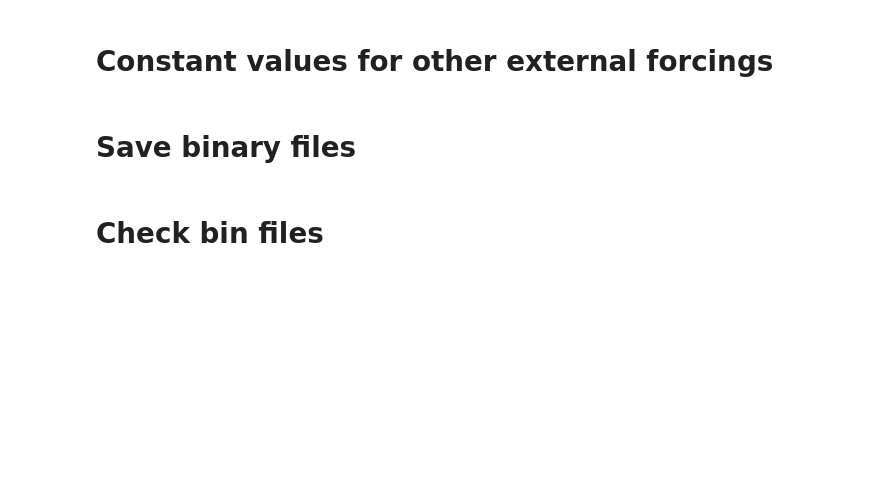
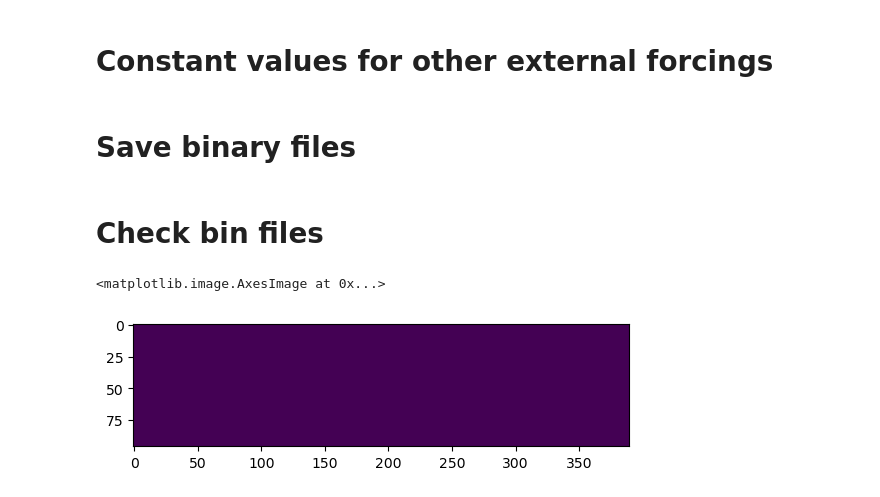
Before and after one commit to leroquan/preprocessing-mitgcm, a Jupyter notebook: surface_forcings/create_dummy_surface_forcing.ipynb, the cells around one changed output. Cells and saved outputs as stored; diff of their text form; code cells hidden in the pictures; blank space fills up the shorter version.

```diff
--- a/surface_forcings/create_dummy_surface_forcing.ipynb
+++ b/surface_forcings/create_dummy_surface_forcing.ipynb
@@ -80,4 +80,9 @@ with open(os.path.join(output_folder, 'aqh.bin'), 'rb') as fid:
 nt, ny, nx = base_arr.shape
 # %%
 bin_arr = np.reshape(binary_data, (int(nt),int(ny),int(nx)))
+# %%
+plt.imshow(bin_arr[15,:,:])
+# %% [output]
+<matplotlib.image.AxesImage at 0x...>
+[figure, added]
 # %%
```
Also changed, not shown: parts of 4 cells of this notebook, 23 other files.
